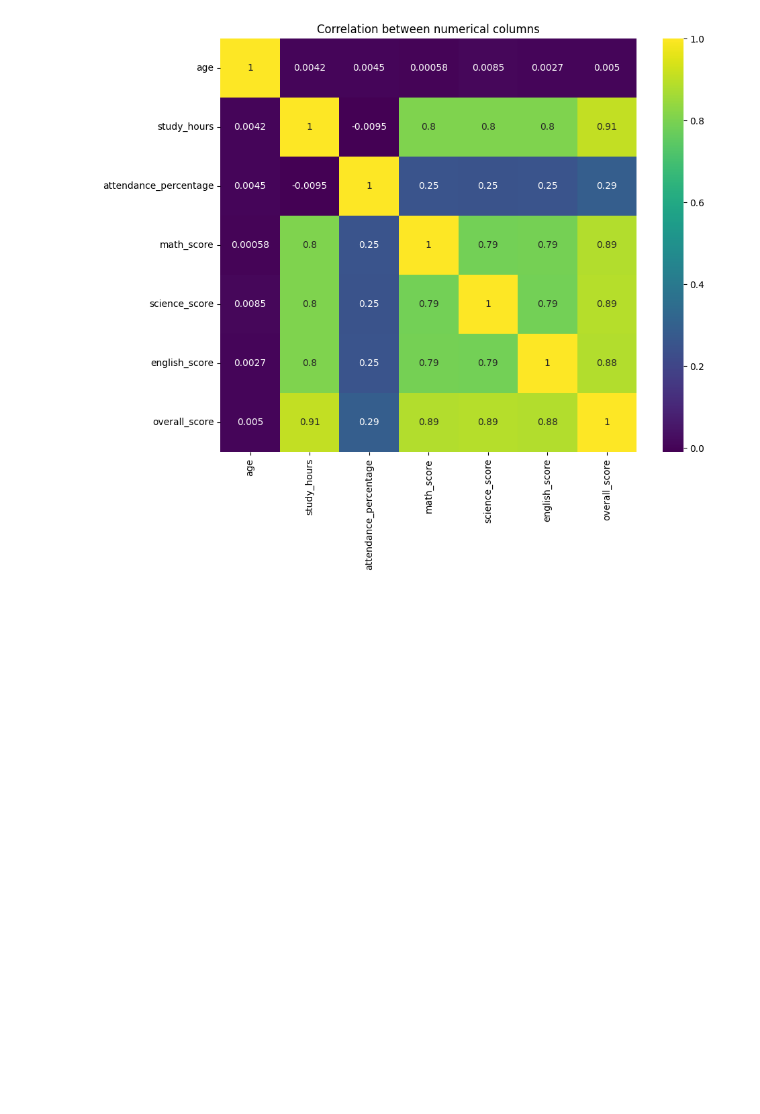
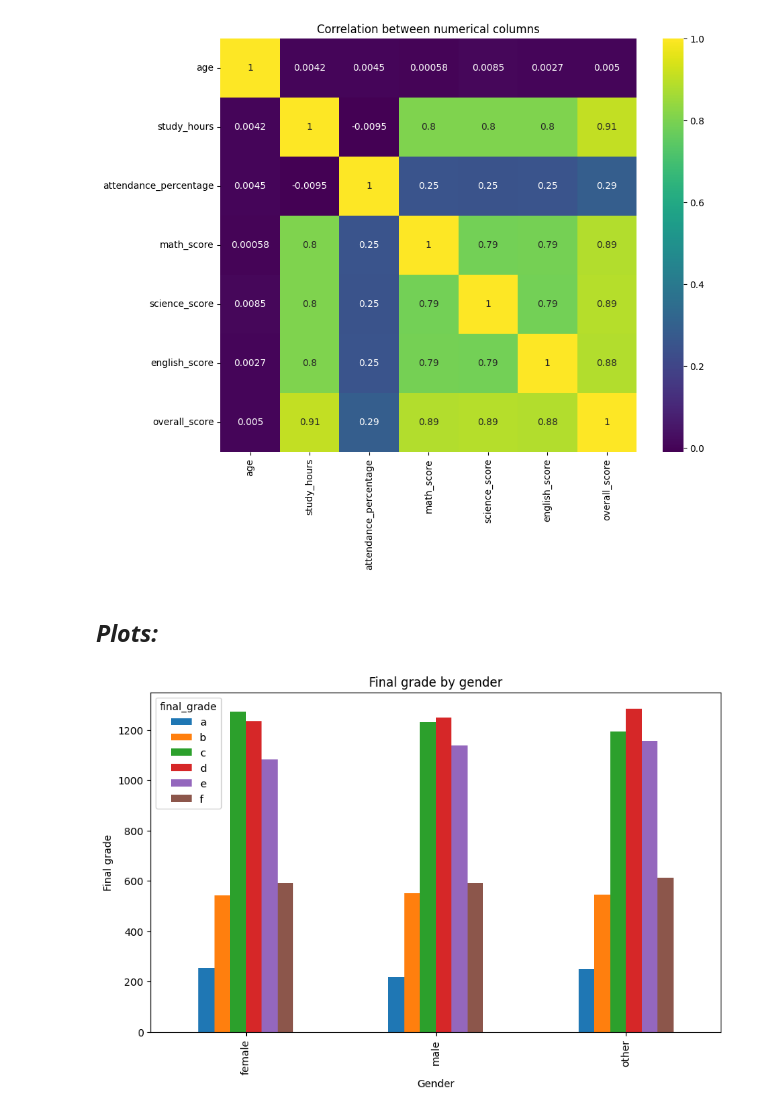
Before and after one commit to iiFouzi/Student-Preformance-Analysis, a Jupyter notebook: code/Student_analysis.ipynb, the cells around one changed output. Saved outputs shown, nothing was run; the diff lists cells and outputs as text; code cells hidden in the pictures; blank space fills up the shorter version.

Commit message:
added some plots

```diff
--- a/code/Student_analysis.ipynb
+++ b/code/Student_analysis.ipynb
@@ -245,3 +245,14 @@ plt.title('Correlation between numerical columns')
 plt.show()
 # %% [output]
 [figure]
+# %% [markdown]
+## *Plots:* ##
+# %%
+grade_by_gender = df.groupby('gender')['final_grade'].value_counts().unstack()
+grade_by_gender.plot(kind="bar", stacked=False, figsize=(10, 6))
+plt.title('Final grade by gender')
+plt.xlabel('Gender')
+plt.ylabel('Final grade')
+plt.show()
+# %% [output]
+[figure, added]
```
Also changed, not shown: parts of 5 cells of this notebook.
